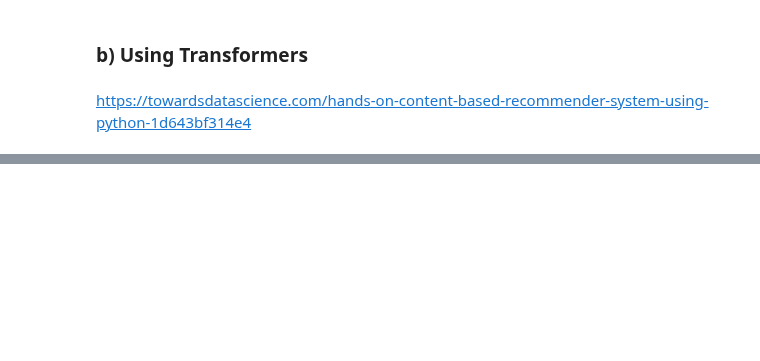
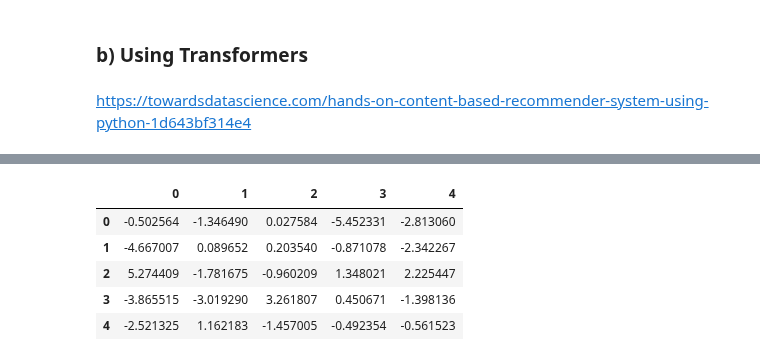
Before and after one commit to cecilegltslmcs/recommender_sys_books, a Jupyter notebook: P7_02_notebookmodelisation.ipynb, the cells around one changed output, grey strips where cells are left out. Cells and saved outputs as stored; diff of their text form; code cells hidden in the pictures; blank space fills up the shorter version.

```diff
--- a/P7_02_notebookmodelisation.ipynb
+++ b/P7_02_notebookmodelisation.ipynb
@@ -400,9 +419,16 @@ For debugging consider passing CUDA_LAUNCH_BLOCKING=1.
 # %%
-X = np.array(embed_data)
+X = np.array(embeddings)
 n_comp = 5
 pca = PCA(n_components=n_comp)
 pca.fit(X)
 pca_data = pd.DataFrame(pca.transform(X))
 pca_data.head()
+# %% [output]
+|  | 0 | 1 | 2 | 3 | 4 |
+| 0 | -0.502564 | -1.346490 | 0.027584 | -5.452331 | -2.813060 |
+| 1 | -4.667007 | 0.089652 | 0.203540 | -0.871078 | -2.342267 |
+| 2 | 5.274409 | -1.781675 | -0.960209 | 1.348021 | 2.225447 |
+| 3 | -3.865515 | -3.019290 | 3.261807 | 0.450671 | -1.398136 |
+| 4 | -2.521325 | 1.162183 | -1.457005 | -0.492354 | -0.561523 |
 # %%
 sns.pairplot(pca_data)
```
Also changed, not shown: parts of 17 cells of this notebook.
